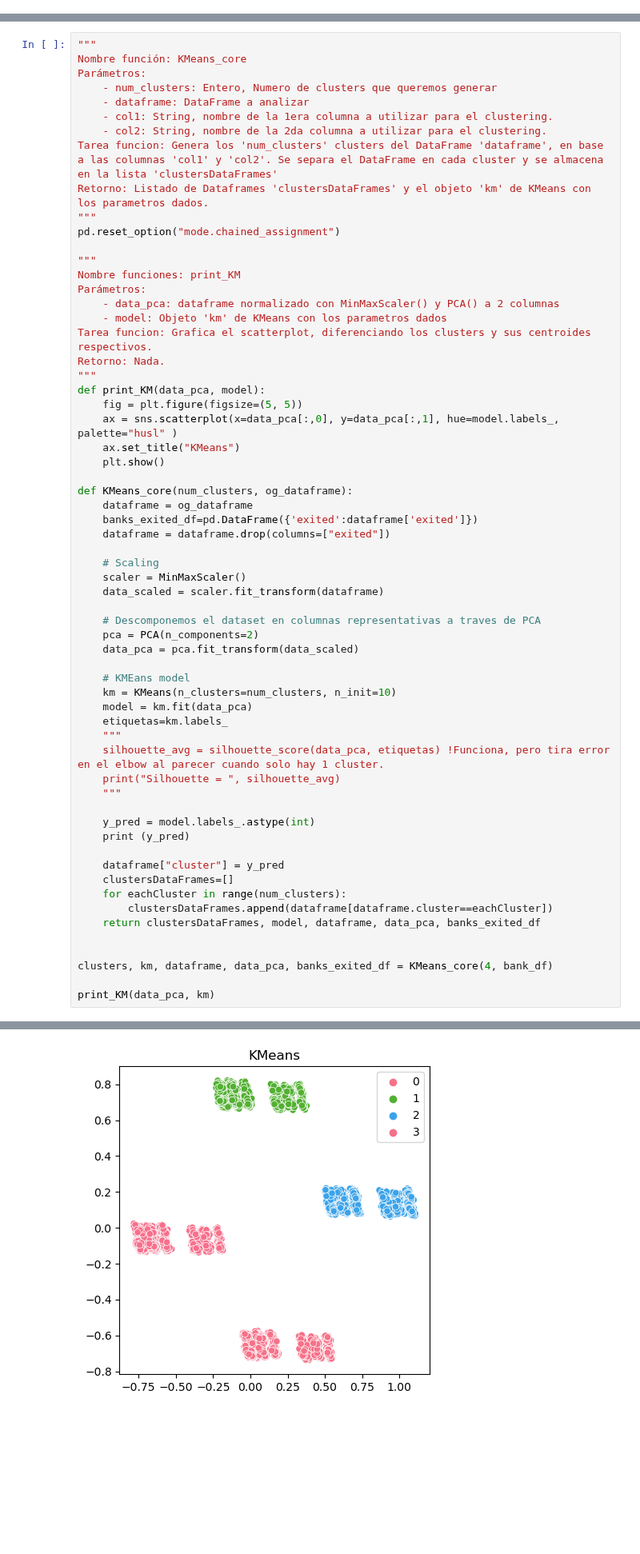
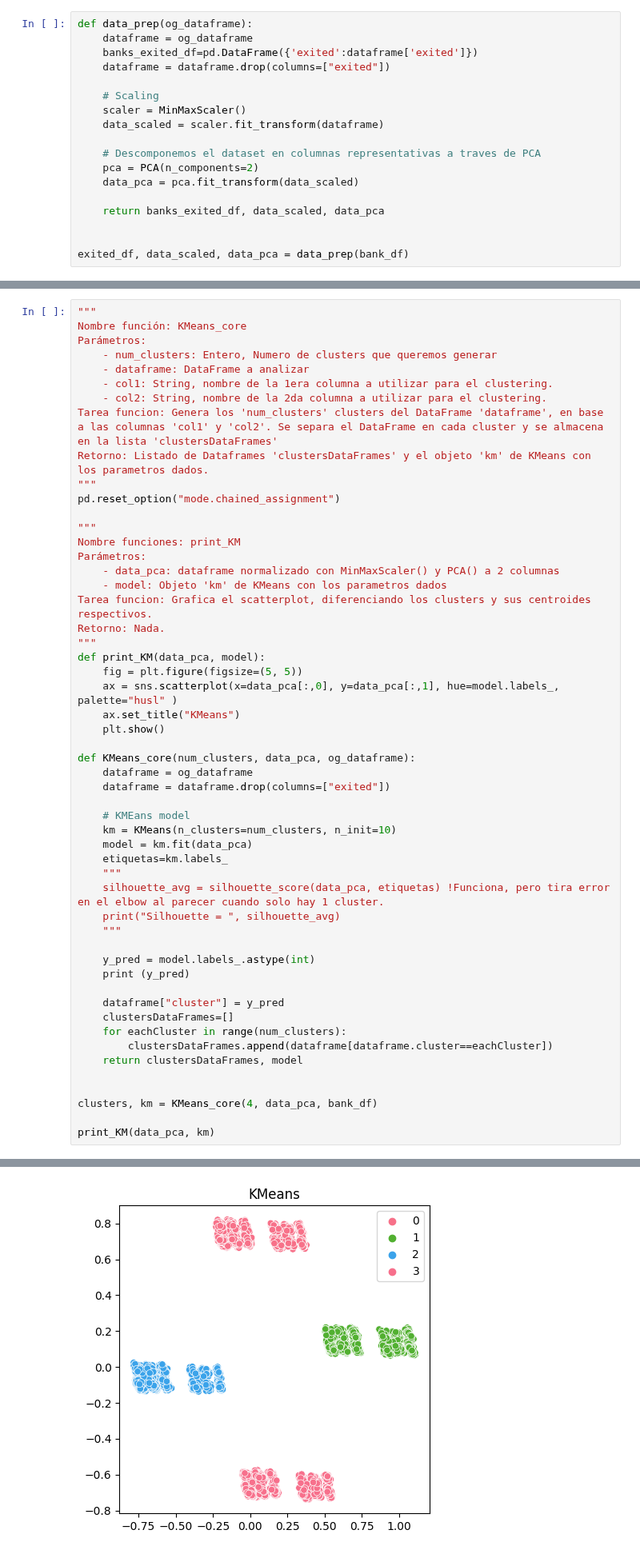
Before and after one commit to ElKroko/Data-Science, a Jupyter notebook: Tarea 3/Enunciado_Lab_3_Clustering_y_Reglas_de_Asociación.ipynb, the cells around one changed output, grey strips where cells are left out. Shown at 80% size. Cells and saved outputs as stored; diff of their text form; blank space fills up the shorter version.

```diff
--- a/Tarea 3/Enunciado_Lab_3_Clustering_y_Reglas_de_Asociación.ipynb
+++ b/Tarea 3/Enunciado_Lab_3_Clustering_y_Reglas_de_Asociación.ipynb
@@ -117,6 +116,24 @@ bank_df
 10000 rows × 15 columns
 # %% [markdown]
 ## Modelos de clustering
+# %%
+def data_prep(og_dataframe):
+    dataframe = og_dataframe
+    banks_exited_df=pd.DataFrame({'exited':dataframe['exited']})
+    dataframe = dataframe.drop(columns=["exited"])
+
+    # Scaling
+    scaler = MinMaxScaler()
+    data_scaled = scaler.fit_transform(dataframe)
+
+    # Descomponemos el dataset en columnas representativas a traves de PCA
+    pca = PCA(n_components=2)
+    data_pca = pca.fit_transform(data_scaled)
+
+    return banks_exited_df, data_scaled, data_pca
+
+
+exited_df, data_scaled, data_pca = data_prep(bank_df)
 # %% [markdown]
 ### KMeans
 # %%
@@ -146,18 +163,9 @@ def print_KM(data_pca, model):
     ax.set_title("KMeans")
     plt.show()
 
-def KMeans_core(num_clusters, og_dataframe):
+def KMeans_core(num_clusters, data_pca, og_dataframe):
     dataframe = og_dataframe
-    banks_exited_df=pd.DataFrame({'exited':dataframe['exited']})
     dataframe = dataframe.drop(columns=["exited"])
-
-    # Scaling
-    scaler = MinMaxScaler()
-    data_scaled = scaler.fit_transform(dataframe)
-
-    # Descomponemos el dataset en columnas representativas a traves de PCA
-    pca = PCA(n_components=2)
-    data_pca = pca.fit_transform(data_scaled)
 
     # KMEans model
     km = KMeans(n_clusters=num_clusters, n_init=10)
@@ -175,10 +183,10 @@ def KMeans_core(num_clusters, og_dataframe):
     clustersDataFrames=[]
     for eachCluster in range(num_clusters):
         clustersDataFrames.append(dataframe[dataframe.cluster==eachCluster])
-    return clustersDataFrames, model, dataframe, data_pca, banks_exited_df
+    return clustersDataFrames, model
 
 
-clusters, km, dataframe, data_pca, banks_exited_df = KMeans_core(4, bank_df)
+clusters, km = KMeans_core(4, data_pca, bank_df)
 
 print_KM(data_pca, km)
 # %% [output]
@@ -186,4 +194,4 @@ print_KM(data_pca, km)
-[figure, old version]
+[figure, new version]
 # %%
 dataframe
 # %% [output]
```
Also changed, not shown: parts of 11 cells of this notebook.
